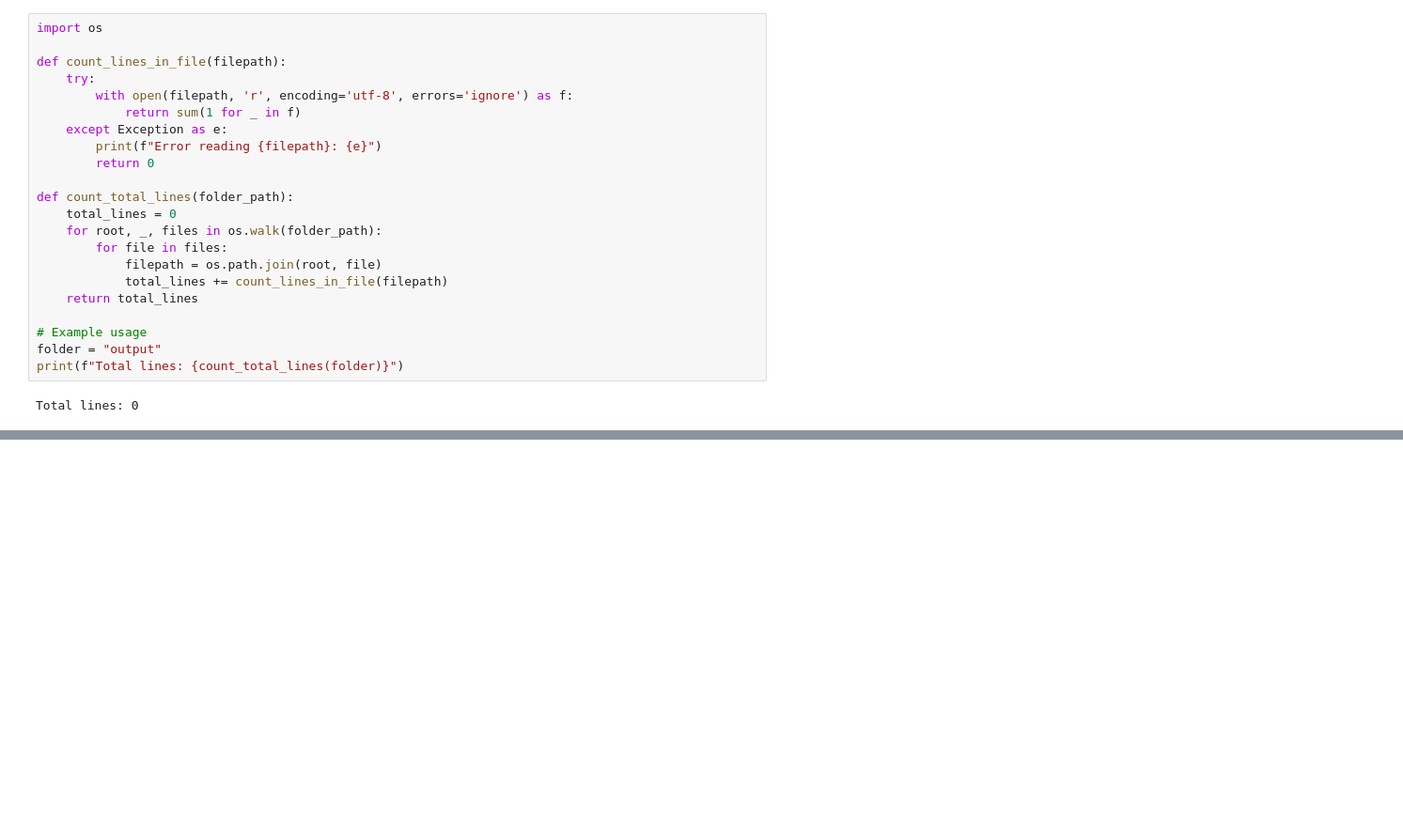
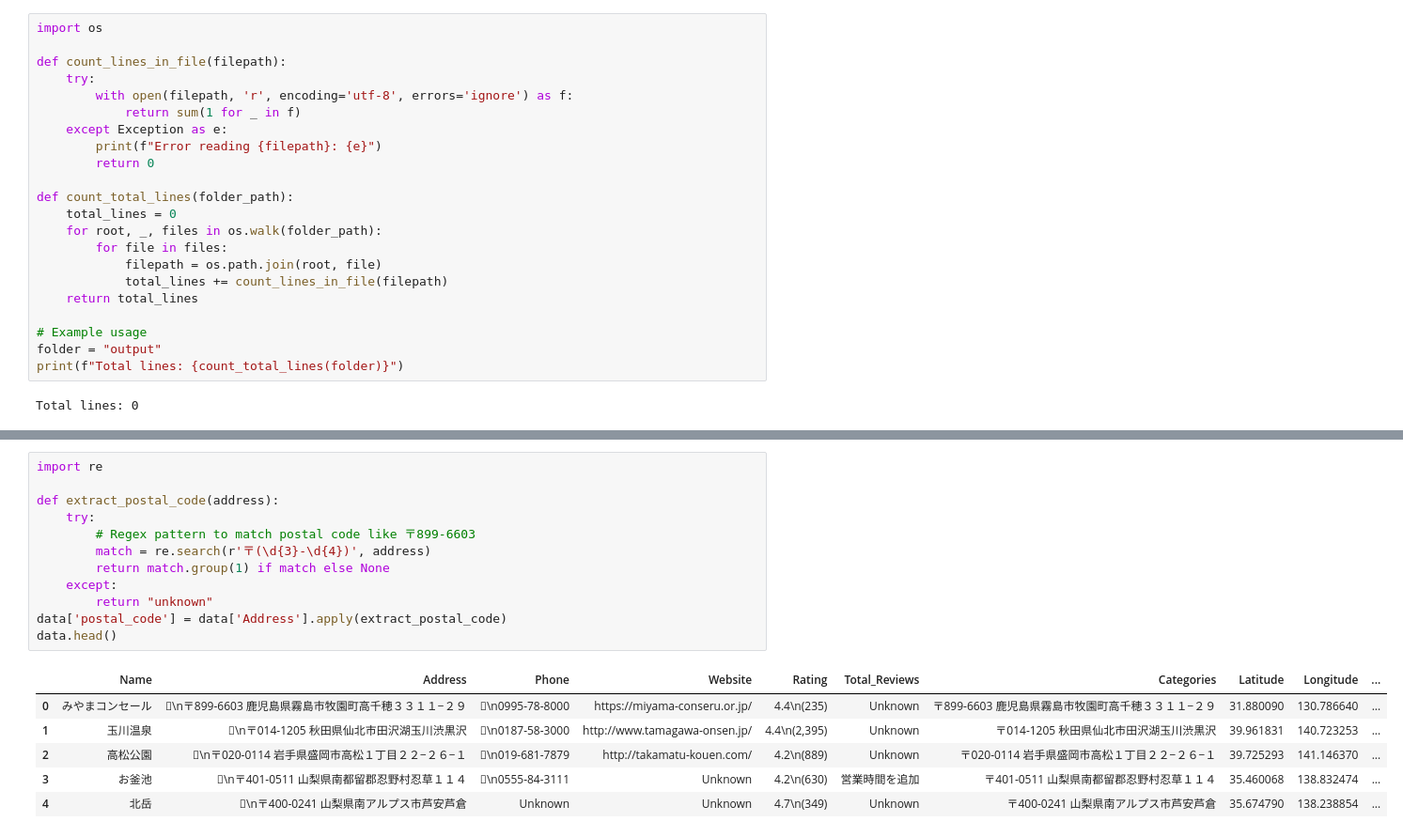
Before and after one commit to bit-magpie/travel_info_web-scraper, a Jupyter notebook: scrape.ipynb, the cells around one changed output, grey strips where cells are left out. Shown: that part at 94% size. Drawn from its saved outputs; the diff is of its cells as text; blank space fills up the shorter version.

```diff
--- a/scrape.ipynb
+++ b/scrape.ipynb
@@ -63,0 +102,19 @@ data.head()
+# %%
+import re
+
+def extract_postal_code(address):
+    try:
+        # Regex pattern to match postal code like 〒899-6603
+        match = re.search(r'〒(\d{3}-\d{4})', address)
+        return match.group(1) if match else None
+    except:
+        return "unknown"
+data['postal_code'] = data['Address'].apply(extract_postal_code)
+data.head()
+# %% [output]
+|  | Name | Address | Phone | Website | Rating | Total_Reviews | Categories | Latitude | Longitude | ... |
+| 0 | みやまコンセール | \n〒899-6603 鹿児島県霧島市牧園町高千穂３３１１−２９ | \n0995-78-8000 | https://miyama-conseru.or.jp/ | 4.4\n(235) | Unknown | 〒899-6603 鹿児島県霧島市牧園町高千穂３３１１−２９ | 31.880090 | 130.786640 | ... |
+| 1 | 玉川温泉 | \n〒014-1205 秋田県仙北市田沢湖玉川渋黒沢 | \n0187-58-3000 | http://www.tamagawa-onsen.jp/ | 4.4\n(2,395) | Unknown | 〒014-1205 秋田県仙北市田沢湖玉川渋黒沢 | 39.961831 | 140.723253 | ... |
+| 2 | 高松公園 | \n〒020-0114 岩手県盛岡市高松１丁目２２−２６−１ | \n019-681-7879 | http://takamatu-kouen.com/ | 4.2\n(889) | Unknown | 〒020-0114 岩手県盛岡市高松１丁目２２−２６−１ | 39.725293 | 141.146370 | ... |
+| 3 | お釜池 | \n〒401-0511 山梨県南都留郡忍野村忍草１１４ | \n0555-84-3111 | Unknown | 4.2\n(630) | 営業時間を追加 | 〒401-0511 山梨県南都留郡忍野村忍草１１４ | 35.460068 | 138.832474 | ... |
+| 4 | 北岳 | \n〒400-0241 山梨県南アルプス市芦安芦倉 | Unknown | Unknown | 4.7\n(349) | Unknown | 〒400-0241 山梨県南アルプス市芦安芦倉 | 35.674790 | 138.238854 | ... |
```
Also changed, not shown: parts of 11 cells of this notebook, 7 other files.
